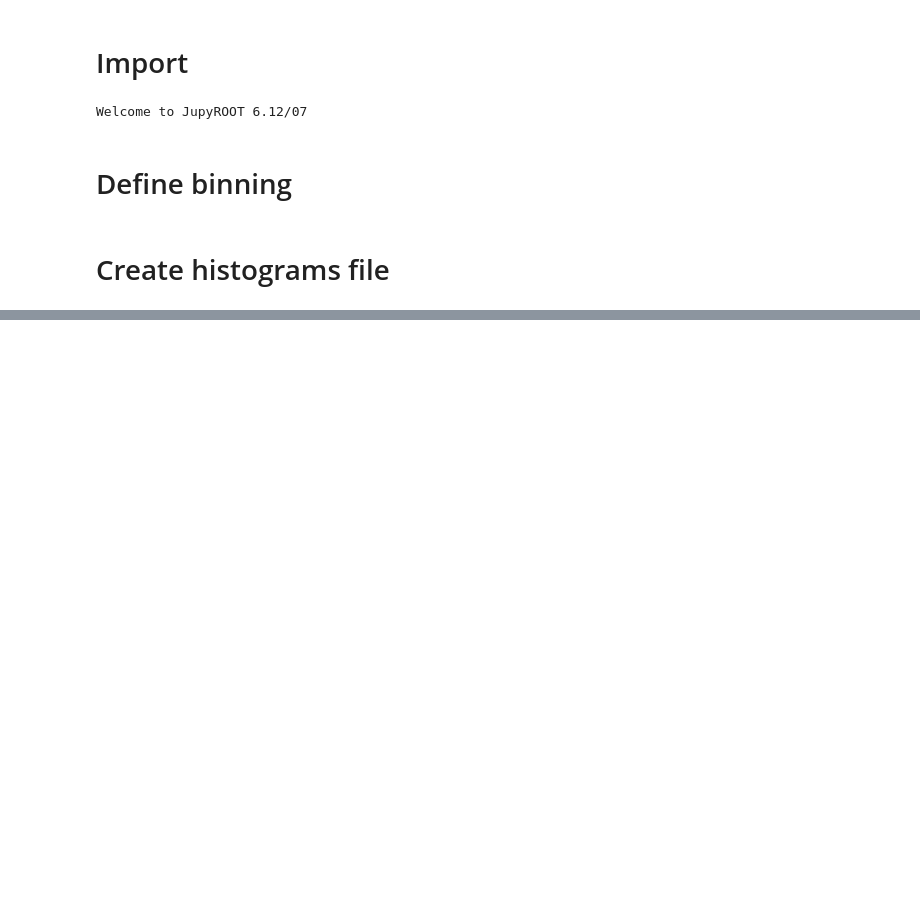
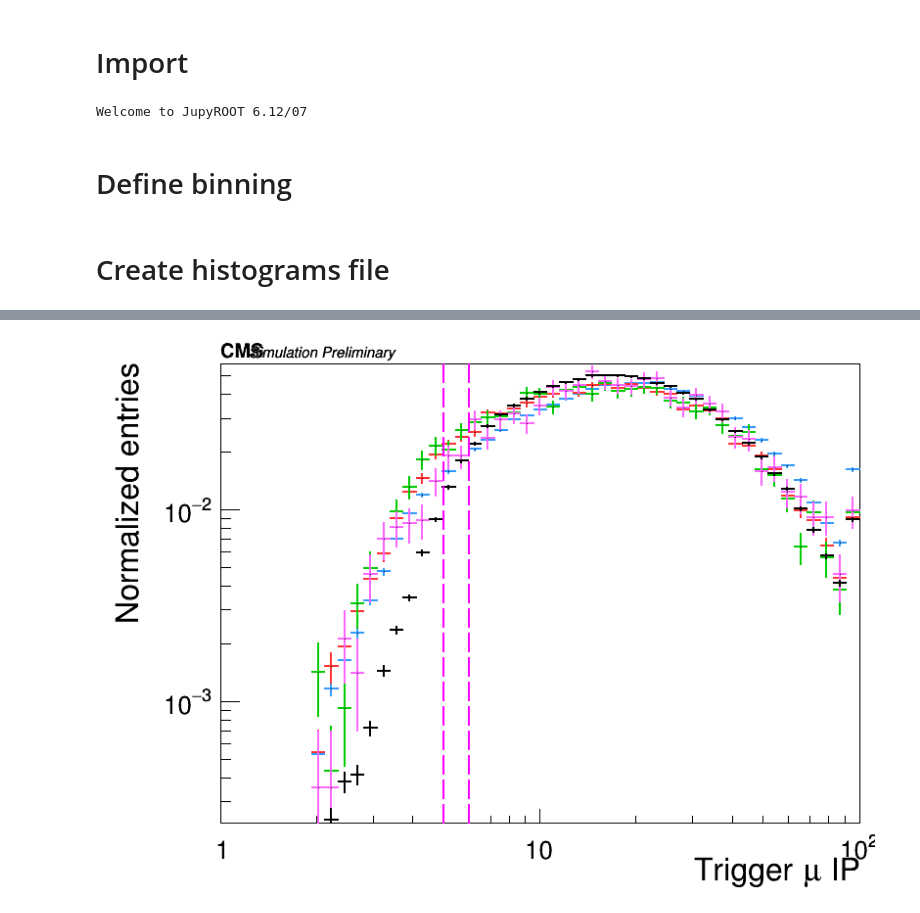
Before and after one commit to ocerri/BPH_RD_Analysis, a Jupyter notebook: plot_scripts/FitDistributionStudy.ipynb, the cells around one changed output, grey strips where cells are left out. Drawn from its saved outputs; the diff is of its cells as text; code cells hidden in the pictures; blank space fills up the shorter version.

```diff
--- a/plot_scripts/FitDistributionStudy.ipynb
+++ b/plot_scripts/FitDistributionStudy.ipynb
@@ -218,3 +255,37 @@ cal_pT = PTCalibration(calibration_file='../data/calibration/B02JPsiKst_pt.txt')
+# %%
+h_l = []
+for n in ['mu', 'tau', 'Hc', 'Dstst', 'data']:
+    d = dSet[n]
+    if n in ['Dstst', 'data']:
+        w = None
+    else:
+        w = cal_pT.f['C'](d['MC_B_pt'])
+
+    h = create_TH1D(d['trgMu_sigdxy'], name='h_trgMuIP_'+n, title=n,
+                    axis_title=['Trigger #mu IP', 'Normalized entries'],
+                    binning=np.logspace(0, np.log10(100), 50),
+                    opt='underflow,overflow',
+                    weights=w,
+                    scale_histo=1./np.sum(w) if not w is None else 1./float(d['trgMu_pt'].shape[0]),
+                   )
+    h.SetLineColor(colors[n])
+    h_l.append(h)
+
+m = SetMaxToMaxHist(h_l)
+c = drawOnCMSCanvas(CMS_lumi, h_l, 'same')
+
+l = rt.TLine()
+l.SetLineColor(6)
+l.SetLineStyle(9)
+l.SetLineWidth(2)
+
+l.DrawLine(6, 0, 6, m)
+l.DrawLine(5, 0, 5, m)
+c.Draw()
+c.SetLogx()
+c.SetLogy()
+# %% [output]
+[figure, added]
 # %%
 h_l = []
 for n in ['mu', 'tau', 'Hc', 'Dstst']:
```
Also changed, not shown: parts of 6 cells of this notebook, 13 other files.
